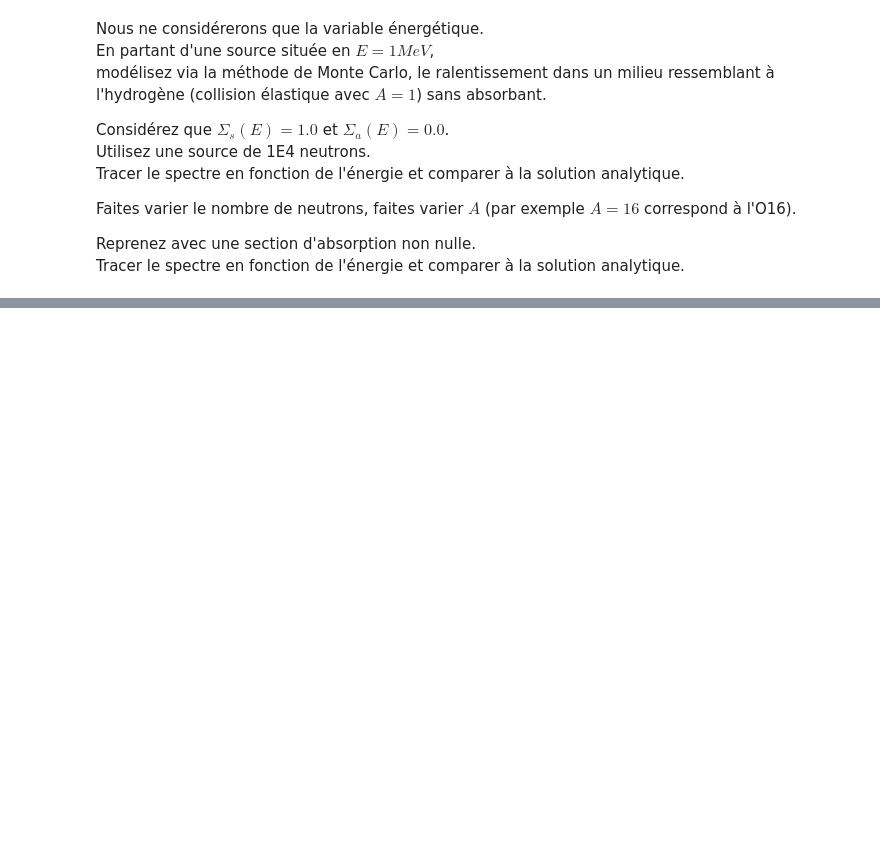
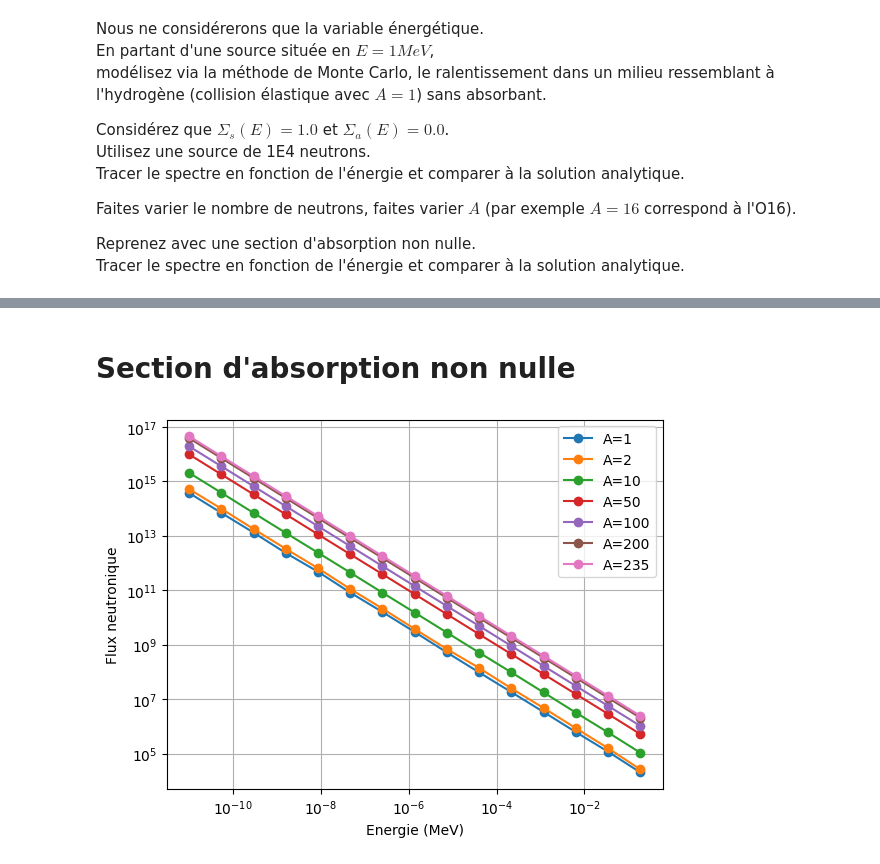
Before and after one commit to atlantis294/neutronic-ensta, a Jupyter notebook: exercices/04_ralentissement.ipynb, the cells around one changed output, grey strips where cells are left out. Cells and saved outputs as stored; diff of their text form; code cells hidden in the pictures; blank space fills up the shorter version.

```diff
--- a/exercices/04_ralentissement.ipynb
+++ b/exercices/04_ralentissement.ipynb
@@ -53,0 +197,50 @@ E_source = 1.0
+# %% [markdown]
+# Section d'absorption non nulle
+# %%
+import multiprocessing
+from multiprocessing import Pool
+import numpy as np
+import matplotlib.pyplot as plt
+processes=multiprocessing.cpu_count()
+
+def evolution_neutron(args):
+    E_source, E_lower_limit, alpha, intervalles = args
+    energie=E_source
+    score_local = np.zeros(len(intervalles) - 1)
+
+    while energie>E_lower_limit:
+        energie=rng.uniform(alpha*energie,energie)
+        index_intervalle = np.searchsorted(intervalles, energie) - 1
+        if 0 <= index_intervalle < len(score_local):
+            score_local[index_intervalle] += 1
+    return(score_local)
+
+
+E_lower_limit = 1e-11
+rng = np.random.default_rng(0)
+N_neutrons = 10000
+E_source = 1.0
+
+nb_intervalle=16
+intervalles=np.logspace(np.log10(E_lower_limit),np.log10(E_source),nb_intervalle) # intervalles en logarithme
+
+LA=[1,2,10,50,100,200,235]
+
+for A in LA:
+    alpha=((A-1)/(A+1))**2
+
+    with Pool(processes) as pool:
+        results = pool.map(evolution_neutron,[(E_source, E_lower_limit, alpha, intervalles)] * N_neutrons)
+
+    score_total = np.sum(results, axis=0)
+    score_total /= np.diff(intervalles)
+
+
+    plt.loglog(intervalles[:-1],score_total,'o-',label='A={}'.format(A))
+plt.legend()
+plt.grid()
+plt.xlabel('Energie (MeV)')
+plt.ylabel('Flux neutronique')
+plt.show()
+# %% [output]
+[figure, added]
```
Also changed, not shown: parts of 6 cells of this notebook, 2 other files.
